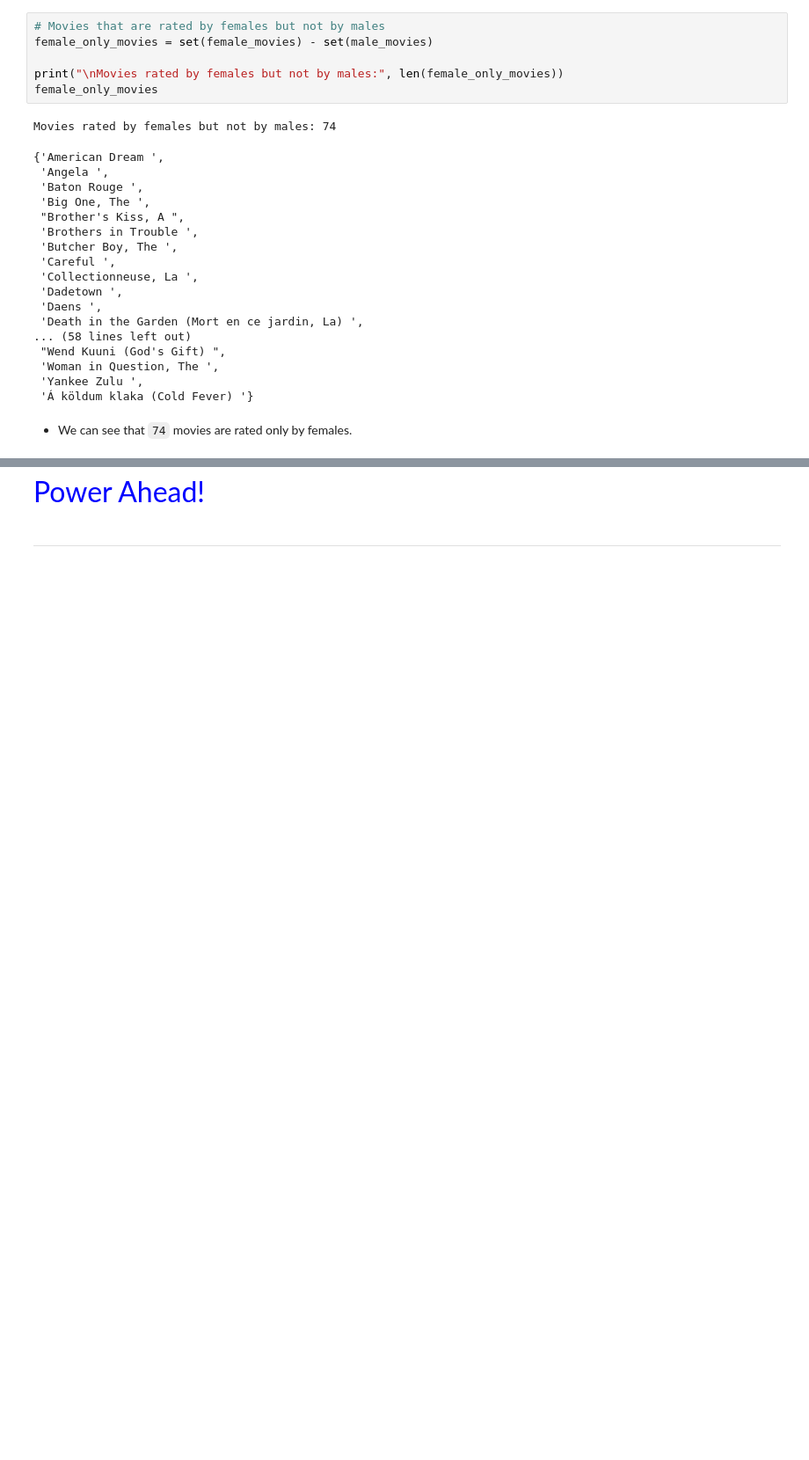
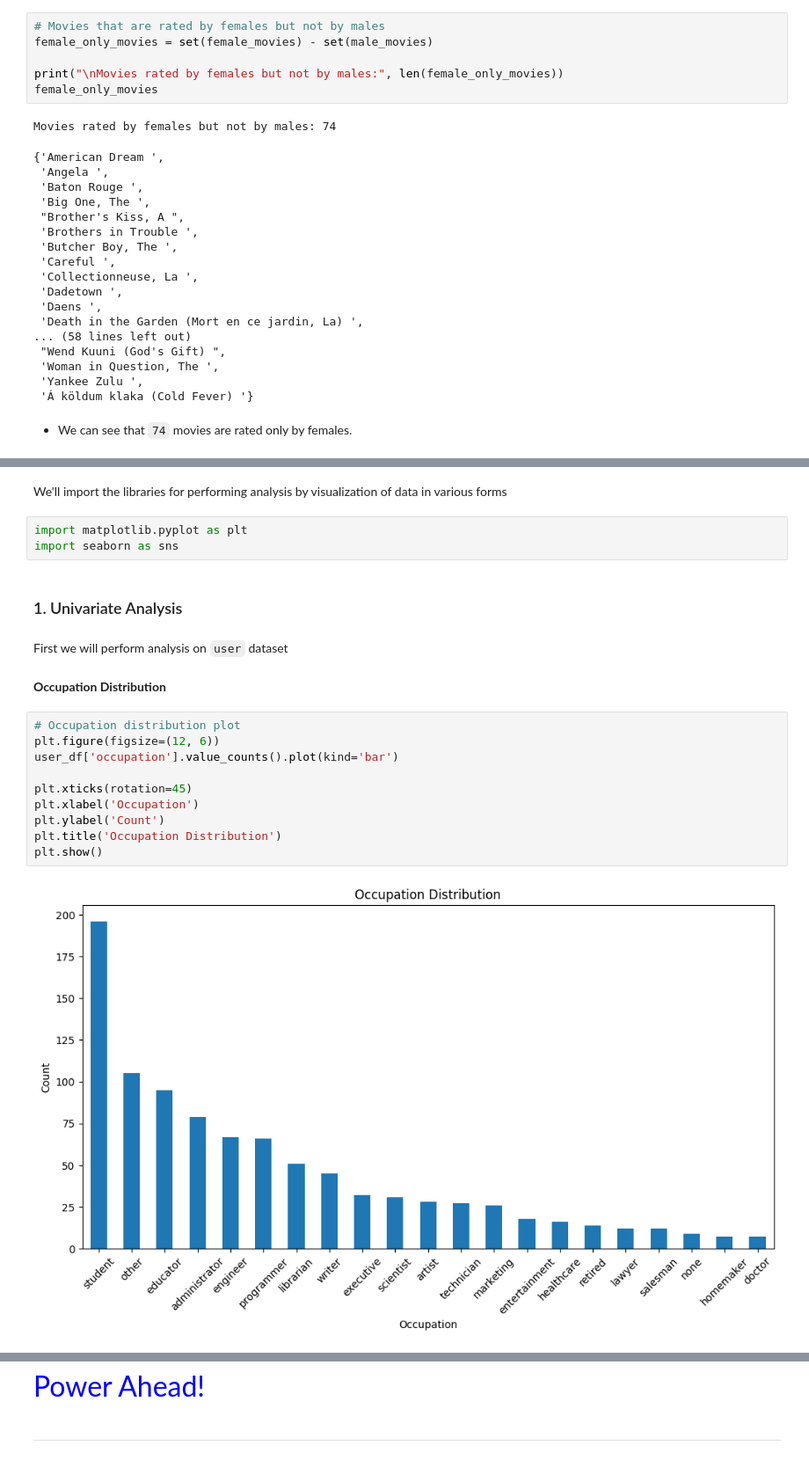
Before and after one commit to MonishDY/AI-Track, a Jupyter notebook: Assignment/MovieLens_Case_Study_01.ipynb, the cells around one changed output, grey strips where cells are left out. Shown at 88% size. Saved outputs shown, nothing was run; the diff lists cells and outputs as text; blank space fills up the shorter version.

```diff
--- a/Assignment/MovieLens_Case_Study_01.ipynb
+++ b/Assignment/MovieLens_Case_Study_01.ipynb
@@ -818,0 +821,23 @@ Movies rated by females but not by males: 74
+# %% [markdown]
+We'll import the libraries for performing analysis by visualization of data in various forms
+# %%
+import matplotlib.pyplot as plt
+import seaborn as sns
+# %% [markdown]
+### 1. Univariate Analysis
+# %% [markdown]
+First we will perform analysis on `user` dataset
+# %% [markdown]
+**Occupation Distribution**
+# %%
+# Occupation distribution plot
+plt.figure(figsize=(12, 6))
+user_df['occupation'].value_counts().plot(kind='bar')
+
+plt.xticks(rotation=45)
+plt.xlabel('Occupation')
+plt.ylabel('Count')
+plt.title('Occupation Distribution')
+plt.show()
+# %% [output]
+[figure, added]
```
Also changed, not shown: parts of 16 cells of this notebook.
